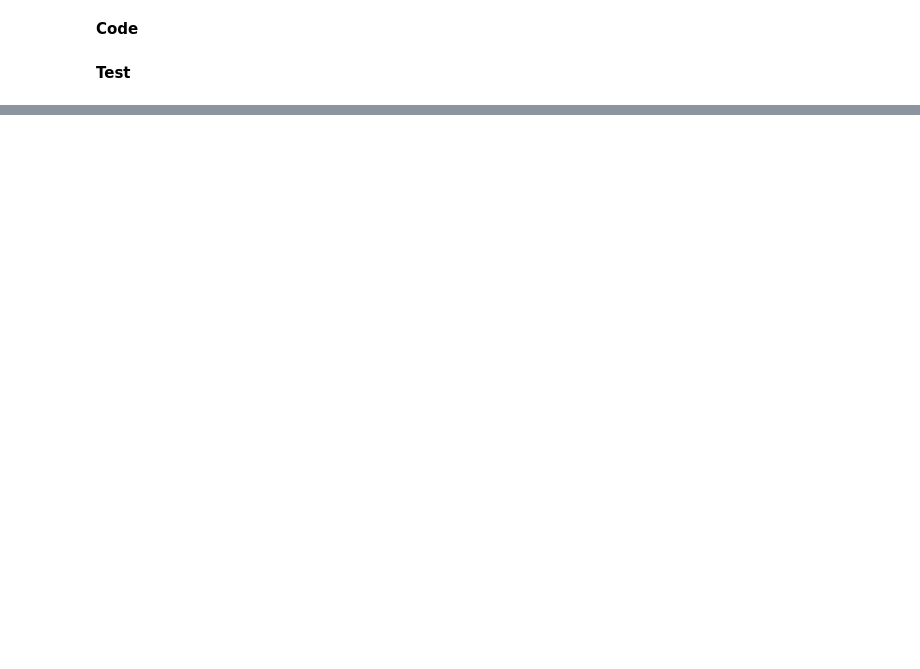
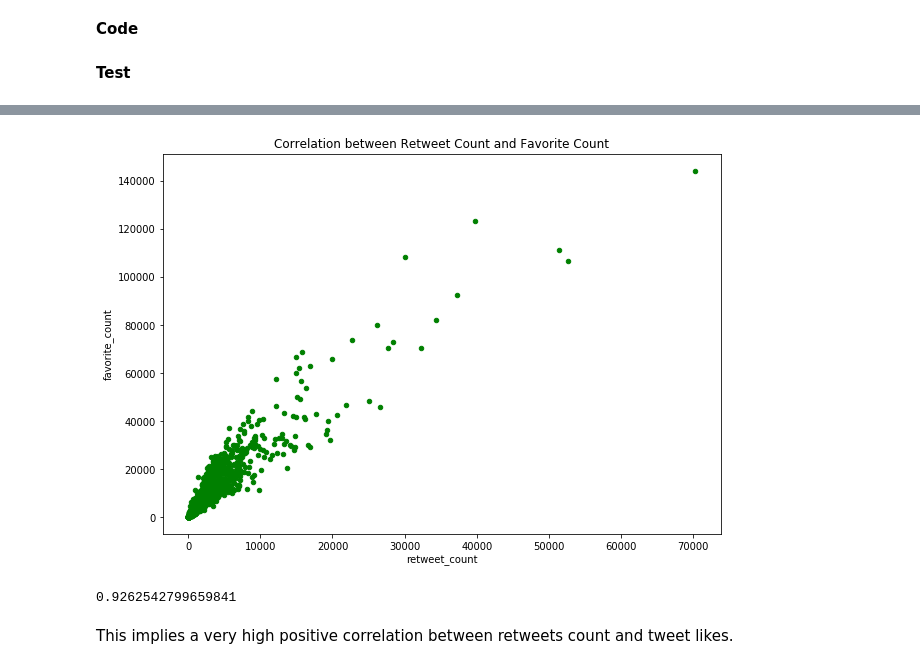
Before and after one commit to sharifbubuka/alx_udacity_course___data_wrangling_a_weRateDogs_dataset, a Jupyter notebook: wrangle_act.ipynb, the cells around one changed output, grey strips where cells are left out. Saved outputs shown, nothing was run; the diff lists cells and outputs as text; code cells hidden in the pictures; blank space fills up the shorter version.

```diff
--- a/wrangle_act.ipynb
+++ b/wrangle_act.ipynb
@@ -283,0 +602,12 @@ clean_tweets.sample(5)
+# %%
+master_clean_tweets.plot(x='retweet_count', y='favorite_count', kind='scatter', title='Correlation between Retweet Count and Favorite Count', figsize=(10,7), color='green')
+
+plt.savefig('likes_vs_retweets_corr.png')
+# %% [output]
+[figure, added]
+# %%
+master_clean_tweets['retweet_count'].corr(master_clean_tweets['favorite_count'])
+# %% [output]
+0.9262542799659841
+# %% [markdown]
+This implies a very high positive correlation between retweets count and tweet likes.
```
Also changed, not shown: parts of 81 cells of this notebook, 7 other files.
